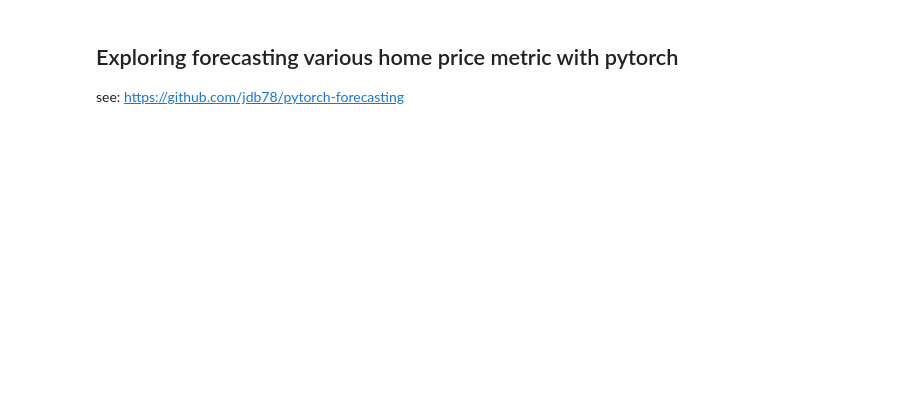
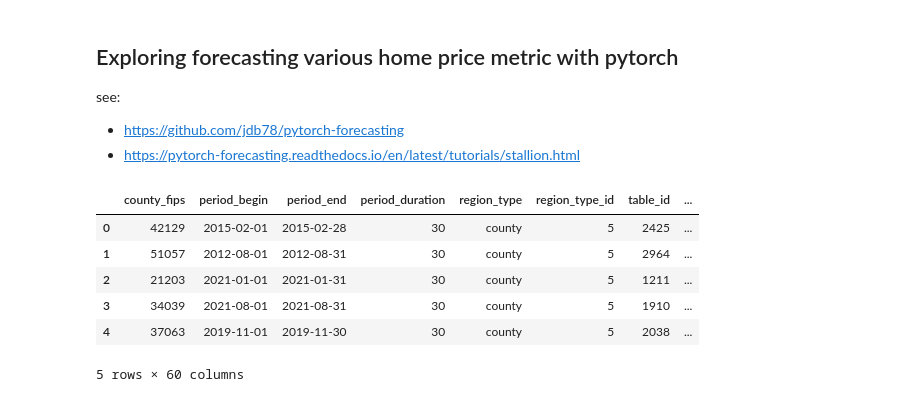
Before and after one commit to ian-byrne/CapstoneTeamJim, a Jupyter notebook: ian-scratchpads/pytorch_explore.ipynb, the cells around one changed output. Drawn from its saved outputs; the diff is of its cells as text; code cells hidden in the pictures; blank space fills up the shorter version.

```diff
--- a/ian-scratchpads/pytorch_explore.ipynb
+++ b/ian-scratchpads/pytorch_explore.ipynb
@@ -1,6 +1,8 @@
 # %% [markdown]
 ## Exploring forecasting various home price metric with pytorch
-see: https://github.com/jdb78/pytorch-forecasting
+see:
+- https://github.com/jdb78/pytorch-forecasting
+- https://pytorch-forecasting.readthedocs.io/en/latest/tutorials/stallion.html
 # %%
 # imports for training
 import pytorch_lightning as pl
@@ -40,2 +42,13 @@ redfin = pd.read_sql(rf_sql, con=conn, parse_dates=["period_start", "period_end"
+# %%
+redfin = redfin.dropna(subset=["median_sale_price"])
+redfin.head()
+# %% [output]
+|  | county_fips | period_begin | period_end | period_duration | region_type | region_type_id | table_id | ... |
+| 0 | 42129 | 2015-02-01 | 2015-02-28 | 30 | county | 5 | 2425 | ... |
+| 1 | 51057 | 2012-08-01 | 2012-08-31 | 30 | county | 5 | 2964 | ... |
+| 2 | 21203 | 2021-01-01 | 2021-01-31 | 30 | county | 5 | 1211 | ... |
+| 3 | 34039 | 2021-08-01 | 2021-08-31 | 30 | county | 5 | 1910 | ... |
+| 4 | 37063 | 2019-11-01 | 2019-11-30 | 30 | county | 5 | 2038 | ... |
+5 rows × 60 columns
 # %%
 cols = [
```
Also changed, not shown: parts of 14 cells of this notebook.
